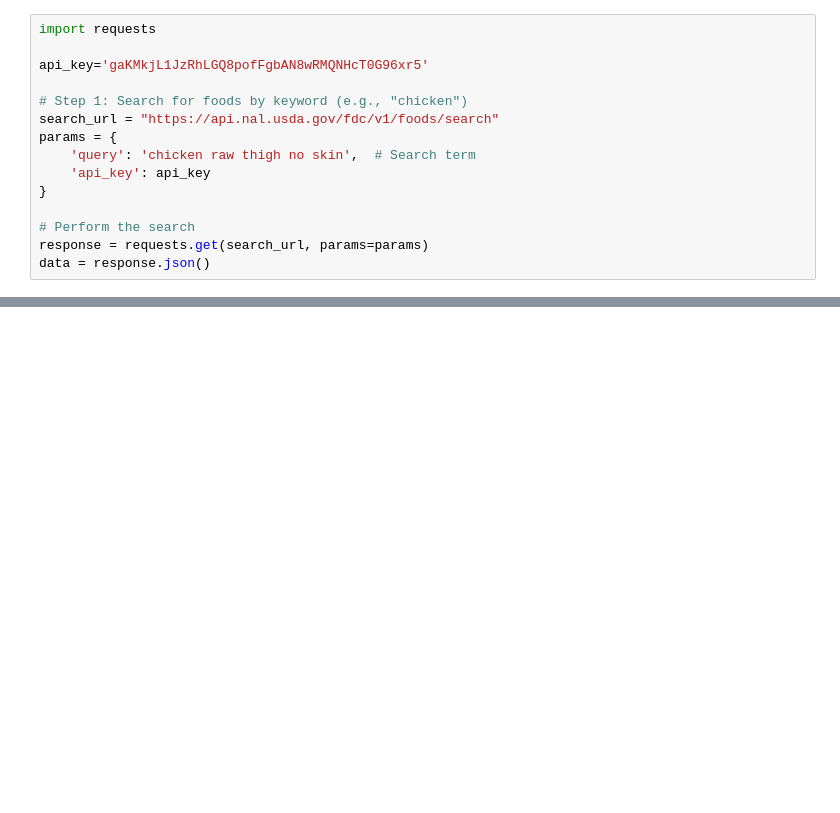
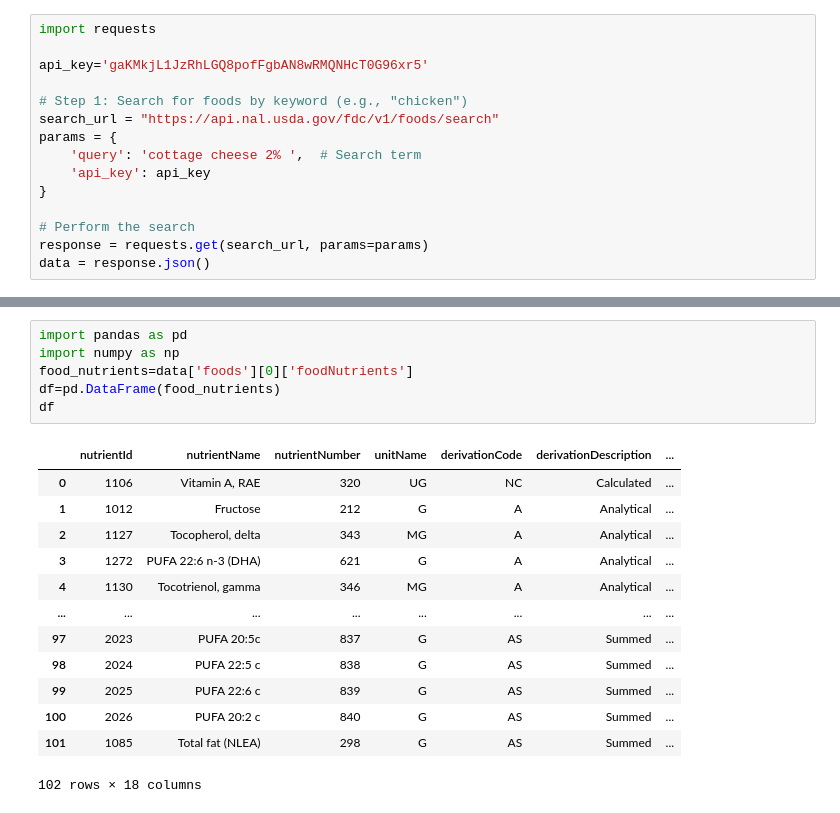
Before and after one commit to jharvey-ebigurus/FOOD, a Jupyter notebook: Food_test.ipynb, the cells around one changed output, grey strips where cells are left out. Saved outputs shown, nothing was run; the diff lists cells and outputs as text; blank space fills up the shorter version.

```diff
--- a/Food_test.ipynb
+++ b/Food_test.ipynb
@@ -6,7 +6,7 @@ api_key='gaKMkjL1JzRhLGQ8pofFgbAN8wRMQNHcT0G96xr5'
 # Step 1: Search for foods by keyword (e.g., "chicken")
 search_url = "https://api.nal.usda.gov/fdc/v1/foods/search"
 params = {
-    'query': 'chicken raw thigh no skin',  # Search term
+    'query': 'cottage cheese 2% ',  # Search term
     'api_key': api_key
 }
 
@@ -20,0 +41,20 @@ for i, food in enumerate(data['foods']):
+# %%
+import pandas as pd
+import numpy as np
+food_nutrients=data['foods'][0]['foodNutrients']
+df=pd.DataFrame(food_nutrients)
+df
+# %% [output]
+|  | nutrientId | nutrientName | nutrientNumber | unitName | derivationCode | derivationDescription | ... |
+| 0 | 1106 | Vitamin A, RAE | 320 | UG | NC | Calculated | ... |
+| 1 | 1012 | Fructose | 212 | G | A | Analytical | ... |
+| 2 | 1127 | Tocopherol, delta | 343 | MG | A | Analytical | ... |
+| 3 | 1272 | PUFA 22:6 n-3 (DHA) | 621 | G | A | Analytical | ... |
+| 4 | 1130 | Tocotrienol, gamma | 346 | MG | A | Analytical | ... |
+| ... | ... | ... | ... | ... | ... | ... | ... |
+| 97 | 2023 | PUFA 20:5c | 837 | G | AS | Summed | ... |
+| 98 | 2024 | PUFA 22:5 c | 838 | G | AS | Summed | ... |
+| 99 | 2025 | PUFA 22:6 c | 839 | G | AS | Summed | ... |
+| 100 | 2026 | PUFA 20:2 c | 840 | G | AS | Summed | ... |
+| 101 | 1085 | Total fat (NLEA) | 298 | G | AS | Summed | ... |
+102 rows × 18 columns
```
Also changed, not shown: parts of 11 cells of this notebook.
